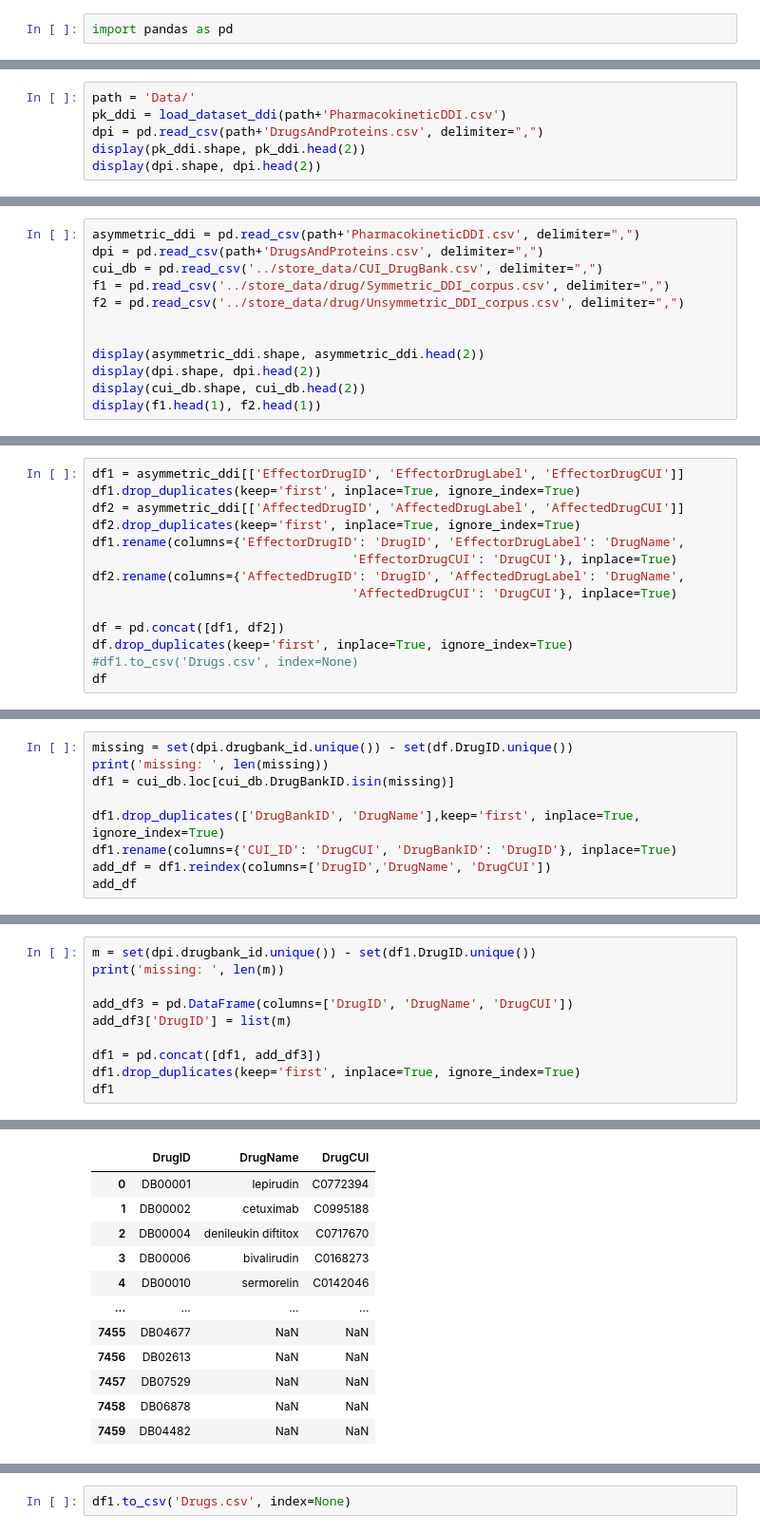
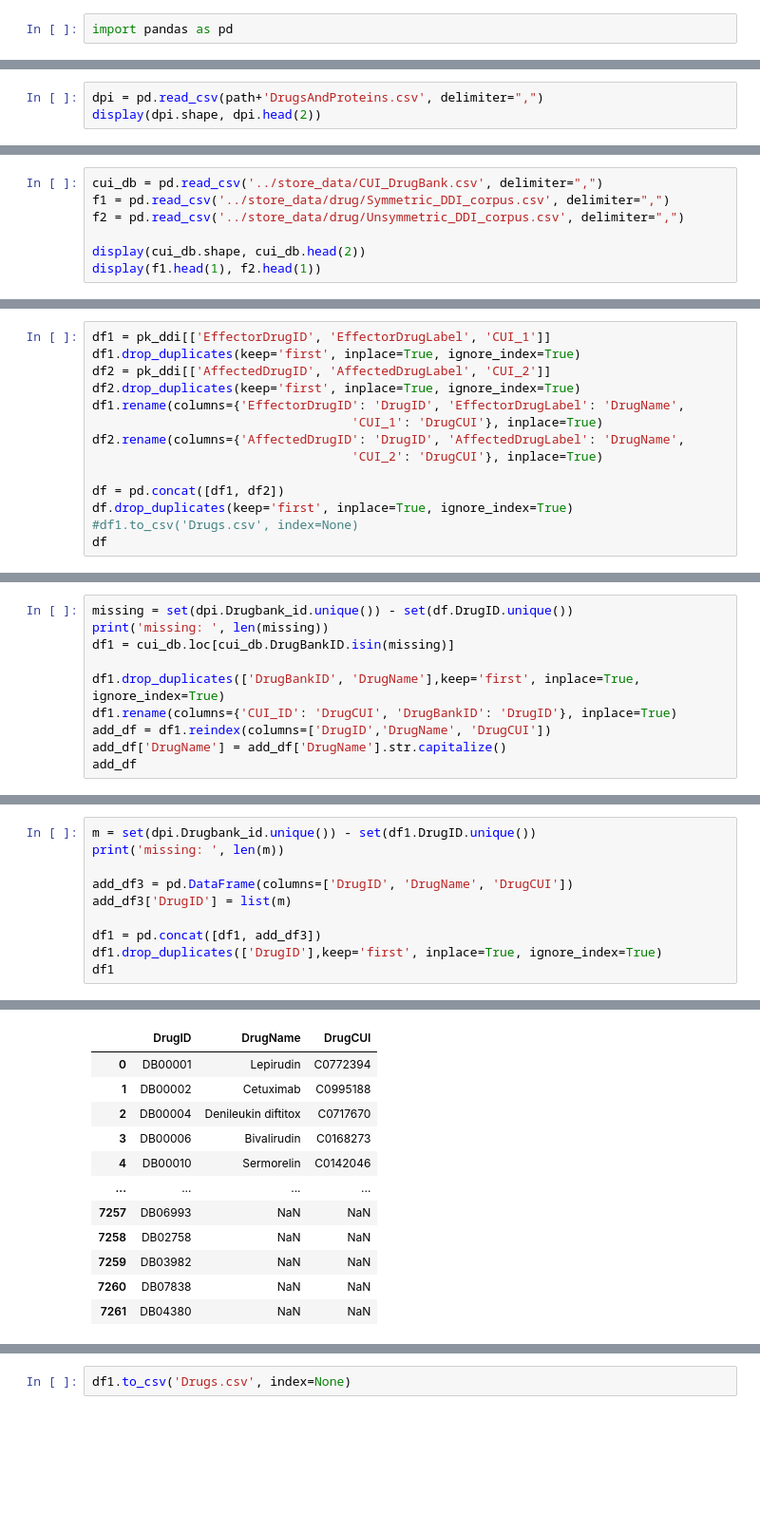
Before and after one commit to SDM-TIB/Project_Scientific_DB_Programming, a Jupyter notebook: PKDDI_DPI_KG_Creation.ipynb, the cells around one changed output, grey strips where cells are left out. Shown at 95% size. Drawn from its saved outputs; the diff is of its cells as text; blank space fills up the shorter version.

```diff
--- a/PKDDI_DPI_KG_Creation.ipynb
+++ b/PKDDI_DPI_KG_Creation.ipynb
@@ -126,7 +136,4 @@ array(['anticoagulant activities', 'therapeutic efficacy',
 # %%
-path = 'Data/'
-pk_ddi = load_dataset_ddi(path+'PharmacokineticDDI.csv')
 dpi = pd.read_csv(path+'DrugsAndProteins.csv', delimiter=",")
-display(pk_ddi.shape, pk_ddi.head(2))
 display(dpi.shape, dpi.head(2))
 # %% [output]
@@ -138,13 +144,8 @@ path = 'dataset/'
 # %%
-asymmetric_ddi = pd.read_csv(path+'PharmacokineticDDI.csv', delimiter=",")
-dpi = pd.read_csv(path+'DrugsAndProteins.csv', delimiter=",")
 cui_db = pd.read_csv('../store_data/CUI_DrugBank.csv', delimiter=",")
 f1 = pd.read_csv('../store_data/drug/Symmetric_DDI_corpus.csv', delimiter=",")
 f2 = pd.read_csv('../store_data/drug/Unsymmetric_DDI_corpus.csv', delimiter=",")
 
-
-display(asymmetric_ddi.shape, asymmetric_ddi.head(2))
-display(dpi.shape, dpi.head(2))
 display(cui_db.shape, cui_db.head(2))
 display(f1.head(1), f2.head(1))
 # %% [output]
@@ -167,12 +160,12 @@ display(f1.head(1), f2.head(1))
 # %%
-df1 = asymmetric_ddi[['EffectorDrugID', 'EffectorDrugLabel', 'EffectorDrugCUI']]
+df1 = pk_ddi[['EffectorDrugID', 'EffectorDrugLabel', 'CUI_1']]
 df1.drop_duplicates(keep='first', inplace=True, ignore_index=True)
-df2 = asymmetric_ddi[['AffectedDrugID', 'AffectedDrugLabel', 'AffectedDrugCUI']]
+df2 = pk_ddi[['AffectedDrugID', 'AffectedDrugLabel', 'CUI_2']]
 df2.drop_duplicates(keep='first', inplace=True, ignore_index=True)
 df1.rename(columns={'EffectorDrugID': 'DrugID', 'EffectorDrugLabel': 'DrugName',
-                                   'EffectorDrugCUI': 'DrugCUI'}, inplace=True)
+                                   'CUI_1': 'DrugCUI'}, inplace=True)
 df2.rename(columns={'AffectedDrugID': 'DrugID', 'AffectedDrugLabel': 'DrugName',
-                                   'AffectedDrugCUI': 'DrugCUI'}, inplace=True)
+                                   'CUI_2': 'DrugCUI'}, inplace=True)
 
 df = pd.concat([df1, df2])
 df.drop_duplicates(keep='first', inplace=True, ignore_index=True)
@@ -203,10 +196,11 @@ See the caveats in the documentation: https://pandas.pydata.org/pandas-docs/stab
 # %%
-missing = set(dpi.drugbank_id.unique()) - set(df.DrugID.unique())
+missing = set(dpi.Drugbank_id.unique()) - set(df.DrugID.unique())
 print('missing: ', len(missing))
 df1 = cui_db.loc[cui_db.DrugBankID.isin(missing)]
 
 df1.drop_duplicates(['DrugBankID', 'DrugName'],keep='first', inplace=True, ignore_index=True)
 df1.rename(columns={'CUI_ID': 'DrugCUI', 'DrugBankID': 'DrugID'}, inplace=True)
 add_df = df1.reindex(columns=['DrugID','DrugName', 'DrugCUI'])
+add_df['DrugName'] = add_df['DrugName'].str.capitalize()
 add_df
 # %% [output]
@@ -328,24 +322,24 @@ df1
 # %%
-m = set(dpi.drugbank_id.unique()) - set(df1.DrugID.unique())
+m = set(dpi.Drugbank_id.unique()) - set(df1.DrugID.unique())
 print('missing: ', len(m))
 
 add_df3 = pd.DataFrame(columns=['DrugID', 'DrugName', 'DrugCUI'])
 add_df3['DrugID'] = list(m)
 
 df1 = pd.concat([df1, add_df3])
-df1.drop_duplicates(keep='first', inplace=True, ignore_index=True)
+df1.drop_duplicates(['DrugID'],keep='first', inplace=True, ignore_index=True)
 df1
 # %% [output]
 missing:  3124
 |  | DrugID | DrugName | DrugCUI |
-| 0 | DB00001 | lepirudin | C0772394 |
-| 1 | DB00002 | cetuximab | C0995188 |
-| 2 | DB00004 | denileukin diftitox | C0717670 |
-| 3 | DB00006 | bivalirudin | C0168273 |
-| 4 | DB00010 | sermorelin | C0142046 |
+| 0 | DB00001 | Lepirudin | C0772394 |
+| 1 | DB00002 | Cetuximab | C0995188 |
+| 2 | DB00004 | Denileukin diftitox | C0717670 |
+| 3 | DB00006 | Bivalirudin | C0168273 |
+| 4 | DB00010 | Sermorelin | C0142046 |
 | ... | ... | ... | ... |
-| 7455 | DB04677 | NaN | NaN |
-| 7456 | DB02613 | NaN | NaN |
-| 7457 | DB07529 | NaN | NaN |
-| 7458 | DB06878 | NaN | NaN |
-| 7459 | DB04482 | NaN | NaN |
+| 7257 | DB06993 | NaN | NaN |
+| 7258 | DB02758 | NaN | NaN |
+| 7259 | DB03982 | NaN | NaN |
+| 7260 | DB07838 | NaN | NaN |
+| 7261 | DB04380 | NaN | NaN |
```
Also changed, not shown: parts of 20 cells of this notebook, 11 other files.
